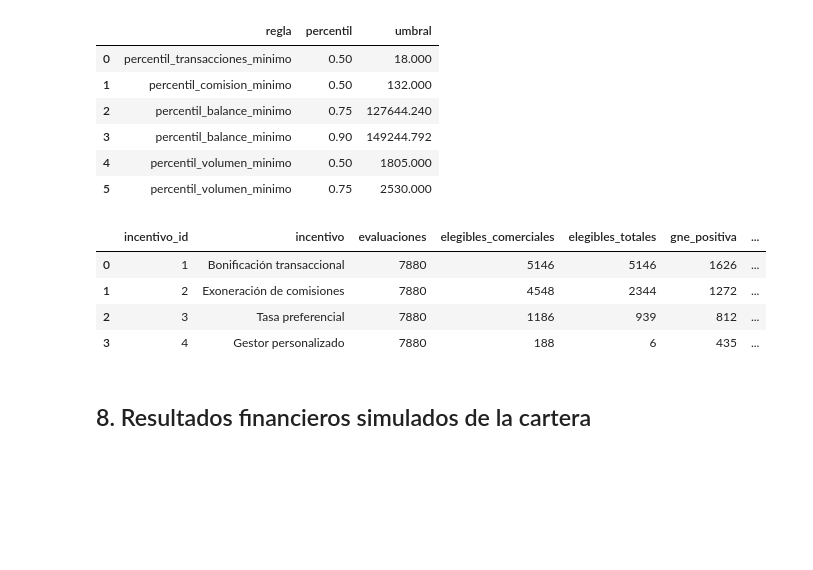
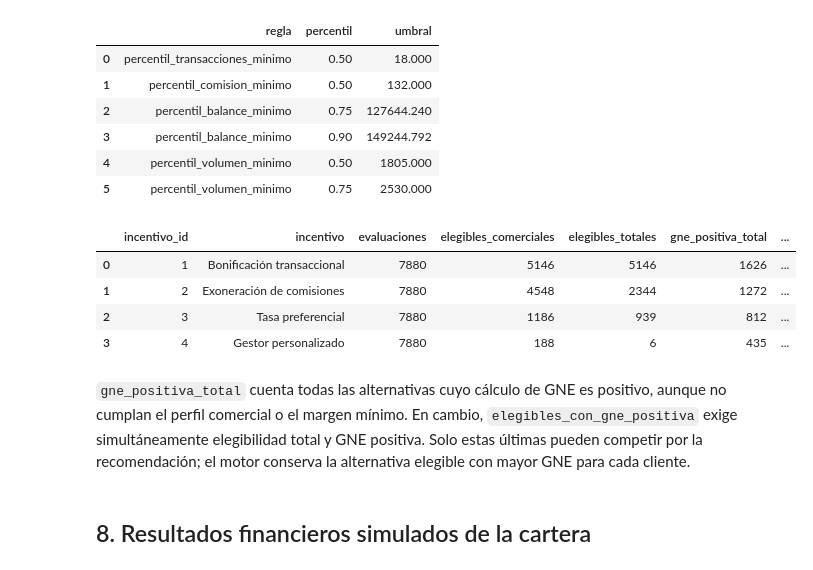
Before and after one commit to An2k24Dm/project-AI, a Jupyter notebook: notebooks/04_analisis_financiero.ipynb, the cells around one changed output. Drawn from its saved outputs; the diff is of its cells as text; code cells hidden in the pictures; blank space fills up the shorter version.

```diff
--- a/notebooks/04_analisis_financiero.ipynb
+++ b/notebooks/04_analisis_financiero.ipynb
@@ -531,40 +533,52 @@ alternatives = pd.DataFrame(
         for alternative in client_alternatives
     ]
 )
+alternatives["elegible_y_gne_positiva"] = (
+    alternatives["elegible"] & alternatives["gne_positiva"]
+)
 catalog_diagnostic = (
     alternatives.groupby(
         ["incentivo_id", "incentivo"], as_index=False
     )
     .agg(
         evaluaciones=("incentivo_id", "size"),
         elegibles_comerciales=("elegible_comercial", "sum"),
         elegibles_totales=("elegible", "sum"),
-        gne_positiva=("gne_positiva", "sum"),
+        gne_positiva_total=("gne_positiva", "sum"),
+        elegibles_con_gne_positiva=(
+            "elegible_y_gne_positiva", "sum"
+        ),
     )
 )
 recommended_counts = (
     portfolio_results.loc[
         portfolio_results["decision"].eq("Retener"), "incentivo"
     ]
     .value_counts()
     .rename("recomendados")
 )
 catalog_diagnostic = catalog_diagnostic.merge(
     recommended_counts,
     left_on="incentivo",
     right_index=True,
     how="left",
 )
 catalog_diagnostic["recomendados"] = (
     catalog_diagnostic["recomendados"].fillna(0).astype(int)
 )
 display(catalog_diagnostic)
 # %% [output]
-|  | incentivo_id | incentivo | evaluaciones | elegibles_comerciales | elegibles_totales | gne_positiva | ... |
+|  | incentivo_id | incentivo | evaluaciones | elegibles_comerciales | elegibles_totales | gne_positiva_total | ... |
 | 0 | 1 | Bonificación transaccional | 7880 | 5146 | 5146 | 1626 | ... |
 | 1 | 2 | Exoneración de comisiones | 7880 | 4548 | 2344 | 1272 | ... |
 | 2 | 3 | Tasa preferencial | 7880 | 1186 | 939 | 812 | ... |
 | 3 | 4 | Gestor personalizado | 7880 | 188 | 6 | 435 | ... |
+# %% [markdown]
+`gne_positiva_total` cuenta todas las alternativas cuyo cálculo de GNE es
+positivo, aunque no cumplan el perfil comercial o el margen mínimo. En
+cambio, `elegibles_con_gne_positiva` exige simultáneamente elegibilidad total
+y GNE positiva. Solo estas últimas pueden competir por la recomendación; el
+motor conserva la alternativa elegible con mayor GNE para cada cliente.
 # %% [markdown]
 ## 8. Resultados financieros simulados de la cartera
 # %%
```
Also changed, not shown: parts of 5 cells of this notebook, 6 other files.
